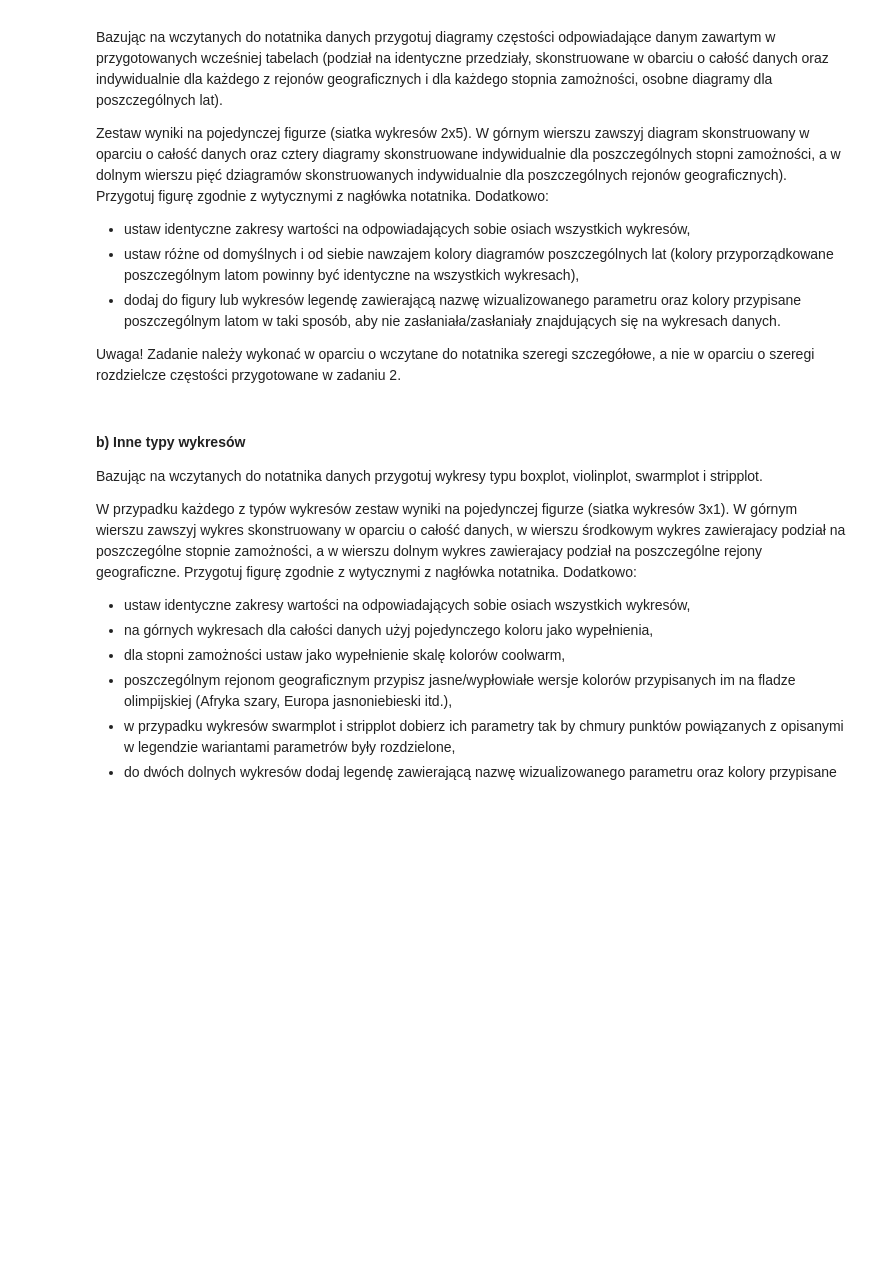
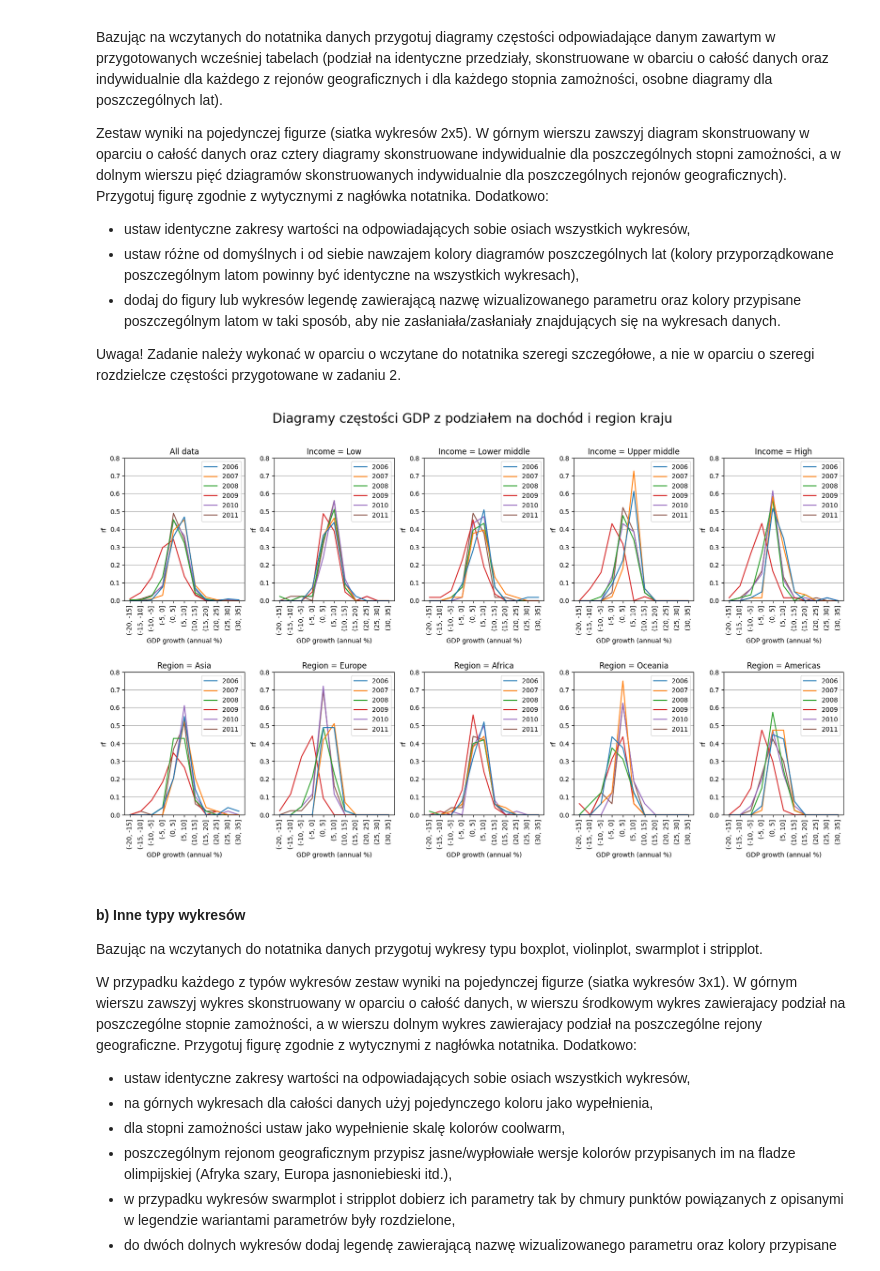
Before and after one commit to piotre10/ADwJP-exercises, a Jupyter notebook: L02/ZZ02_CZ02.ipynb, the cells around one changed output. Saved outputs shown, nothing was run; the diff lists cells and outputs as text; code cells hidden in the pictures; blank space fills up the shorter version.

```diff
--- a/L02/ZZ02_CZ02.ipynb
+++ b/L02/ZZ02_CZ02.ipynb
@@ -160,27 +222,30 @@ Uwaga! Zadanie należy wykonać w oparciu o wczytane do notatnika szeregi szczeg
 # %%
 fig, ax = plt.subplots(2, 5, figsize=(20,10))
 fig.subplots_adjust(wspace=0.25, hspace=0.5)
+plt.suptitle("Diagramy częstości GDP z podziałem na dochód i region kraju", fontsize=20)
 
 def displayPlot(ax, data, title):
     data = data.loc[:,'2006':'2011']
     breaks = np.arange(-20, 40, 5)
     bins = pd.IntervalIndex.from_breaks(breaks).astype(str)
     sns.histplot(data, ax=ax, stat='proportion', common_norm=False, fill=False, bins=breaks, element='poly')
     labelsLoc = (breaks[1:] + breaks[:-1])/2
     ax.set_xticks(ticks=labelsLoc, labels=bins, rotation=90)
     ax.set_xlabel('GDP growth (annual %)')
     ax.set_ylabel('rf')
     ax.set_title(title)
     ax.set_ylim([0,0.8])
     ax.grid(axis='y')
 
 displayPlot(ax[0][0], recession_data_1, "All data")
 for ix, income in enumerate(recession_data_1['Income Group'].unique()):
     displayPlot(ax[0][ix+1], recession_data_1[recession_data_1['Income Group'] == income], 'Income = ' + income)
 for ix, region in enumerate(recession_data_1['Region Name'].unique()):
     displayPlot(ax[1][ix], recession_data_1[recession_data_1['Region Name'] == region], 'Region = ' + region)
 
 fig.savefig('rf_diagrams.png')
+# %% [output]
+[figure, added]
 # %% [markdown]
 #### b) Inne typy wykresów
 Bazując na wczytanych do notatnika danych przygotuj wykresy typu boxplot, violinplot, swarmplot i stripplot.
```
Also changed, not shown: parts of 8 cells of this notebook, 18 other files.
